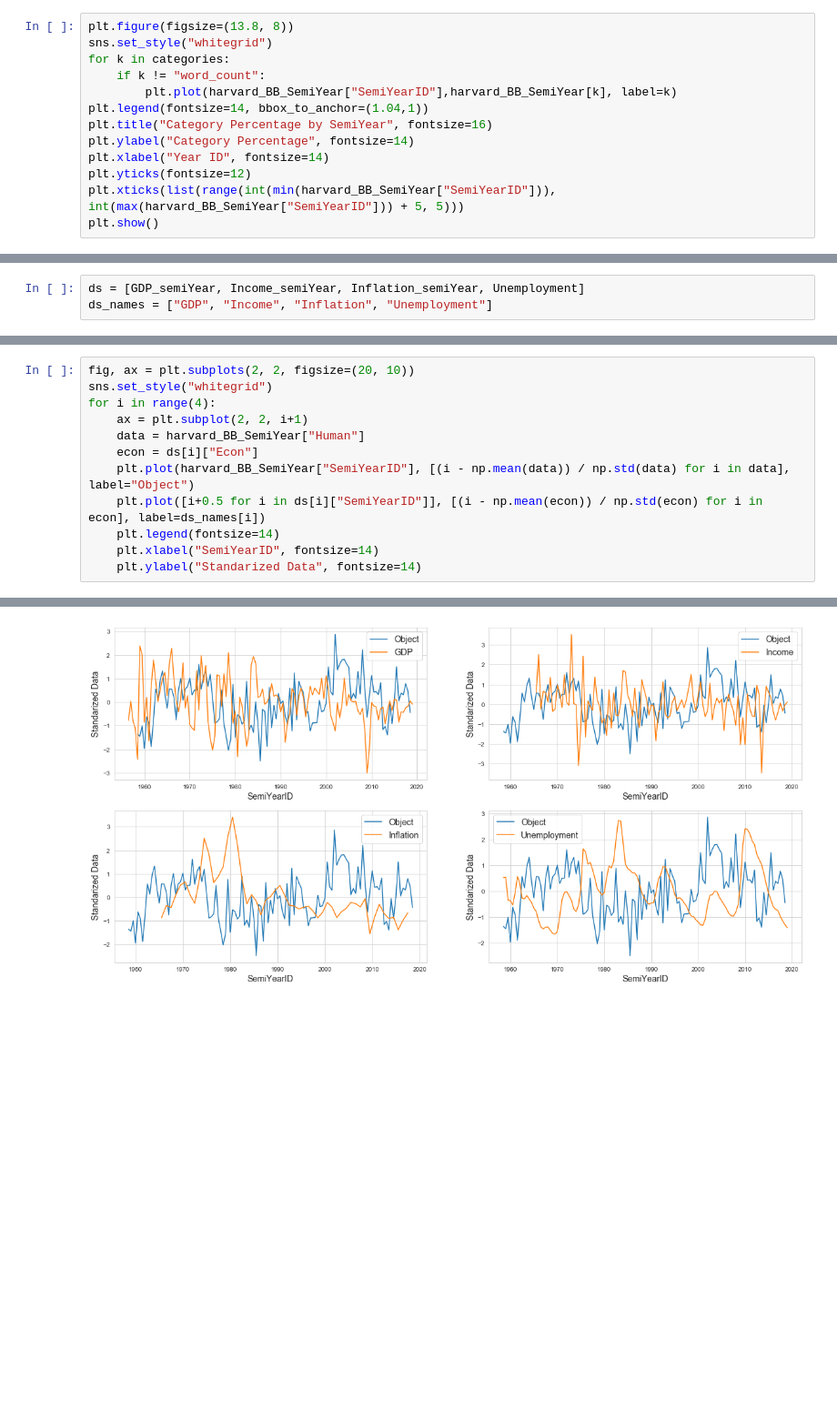
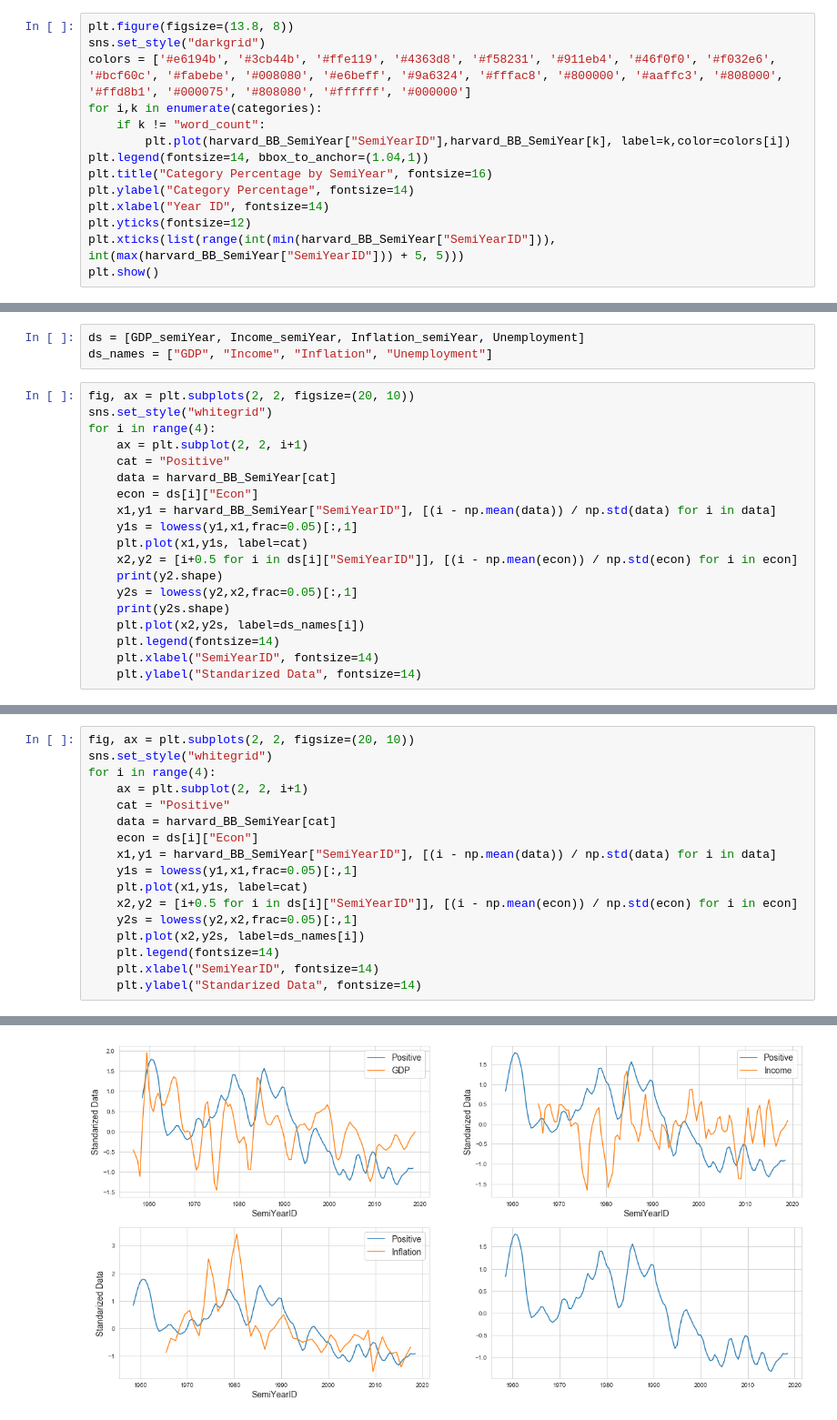
Before and after one commit to cvraut/Music_Econ, a Jupyter notebook: dataClustering/category_vs_econ.ipynb, the cells around one changed output, grey strips where cells are left out. Shown at 91% size. Saved outputs shown, nothing was run; the diff lists cells and outputs as text; blank space fills up the shorter version.

```diff
--- a/dataClustering/category_vs_econ.ipynb
+++ b/dataClustering/category_vs_econ.ipynb
@@ -74,10 +75,11 @@ harvard_BB_SemiYear.head()
 harvard_BB_SemiYear = harvard_BB_SemiYear.drop("word_count", axis=1)
 # %%
 plt.figure(figsize=(13.8, 8))
-sns.set_style("whitegrid")
-for k in categories:
+sns.set_style("darkgrid")
+colors = ['#e6194b', '#3cb44b', '#ffe119', '#4363d8', '#f58231', '#911eb4', '#46f0f0', '#f032e6', '#bcf60c', '#fabebe', '#008080', '#e6beff', '#9a6324', '#fffac8', '#800000', '#aaffc3', '#808000', '#ffd8b1', '#000075', '#808080', '#ffffff', '#000000']
+for i,k in enumerate(categories):
     if k != "word_count":
-        plt.plot(harvard_BB_SemiYear["SemiYearID"],harvard_BB_SemiYear[k], label=k)
+        plt.plot(harvard_BB_SemiYear["SemiYearID"],harvard_BB_SemiYear[k], label=k,color=colors[i])
 plt.legend(fontsize=14, bbox_to_anchor=(1.04,1))
 plt.title("Category Percentage by SemiYear", fontsize=16)
 plt.ylabel("Category Percentage", fontsize=14)
@@ -131,3 +187,22 @@ Inflation_semiYear.columns = ["SemiYearID", "Econ"]
 # %%
 ds = [GDP_semiYear, Income_semiYear, Inflation_semiYear, Unemployment]
 ds_names = ["GDP", "Income", "Inflation", "Unemployment"]
+# %%
+fig, ax = plt.subplots(2, 2, figsize=(20, 10))
+sns.set_style("whitegrid")
+for i in range(4):
+    ax = plt.subplot(2, 2, i+1)
+    cat = "Positive"
+    data = harvard_BB_SemiYear[cat]
+    econ = ds[i]["Econ"]
+    x1,y1 = harvard_BB_SemiYear["SemiYearID"], [(i - np.mean(data)) / np.std(data) for i in data]
+    y1s = lowess(y1,x1,frac=0.05)[:,1]
+    plt.plot(x1,y1s, label=cat)
+    x2,y2 = [i+0.5 for i in ds[i]["SemiYearID"]], [(i - np.mean(econ)) / np.std(econ) for i in econ]
+    print(y2.shape)
+    y2s = lowess(y2,x2,frac=0.05)[:,1]
+    print(y2s.shape)
+    plt.plot(x2,y2s, label=ds_names[i])
+    plt.legend(fontsize=14)
+    plt.xlabel("SemiYearID", fontsize=14)
+    plt.ylabel("Standarized Data", fontsize=14)
@@ -136,10 +214,15 @@ fig, ax = plt.subplots(2, 2, figsize=(20, 10))
 sns.set_style("whitegrid")
 for i in range(4):
     ax = plt.subplot(2, 2, i+1)
-    data = harvard_BB_SemiYear["Human"]
+    cat = "Positive"
+    data = harvard_BB_SemiYear[cat]
     econ = ds[i]["Econ"]
-    plt.plot(harvard_BB_SemiYear["SemiYearID"], [(i - np.mean(data)) / np.std(data) for i in data], label="Object")
-    plt.plot([i+0.5 for i in ds[i]["SemiYearID"]], [(i - np.mean(econ)) / np.std(econ) for i in econ], label=ds_names[i])
+    x1,y1 = harvard_BB_SemiYear["SemiYearID"], [(i - np.mean(data)) / np.std(data) for i in data]
+    y1s = lowess(y1,x1,frac=0.05)[:,1]
+    plt.plot(x1,y1s, label=cat)
+    x2,y2 = [i+0.5 for i in ds[i]["SemiYearID"]], [(i - np.mean(econ)) / np.std(econ) for i in econ]
+    y2s = lowess(y2,x2,frac=0.05)[:,1]
+    plt.plot(x2,y2s, label=ds_names[i])
     plt.legend(fontsize=14)
     plt.xlabel("SemiYearID", fontsize=14)
     plt.ylabel("Standarized Data", fontsize=14)
@@ -147,4 +231,4 @@ for i in range(4):
-[figure, old version]
+[figure, new version]
 # %%
 plt.figure(figsize=(20, 10))
 sns.set_style("whitegrid")
```
Also changed, not shown: parts of 9 cells of this notebook, 1 other file.
